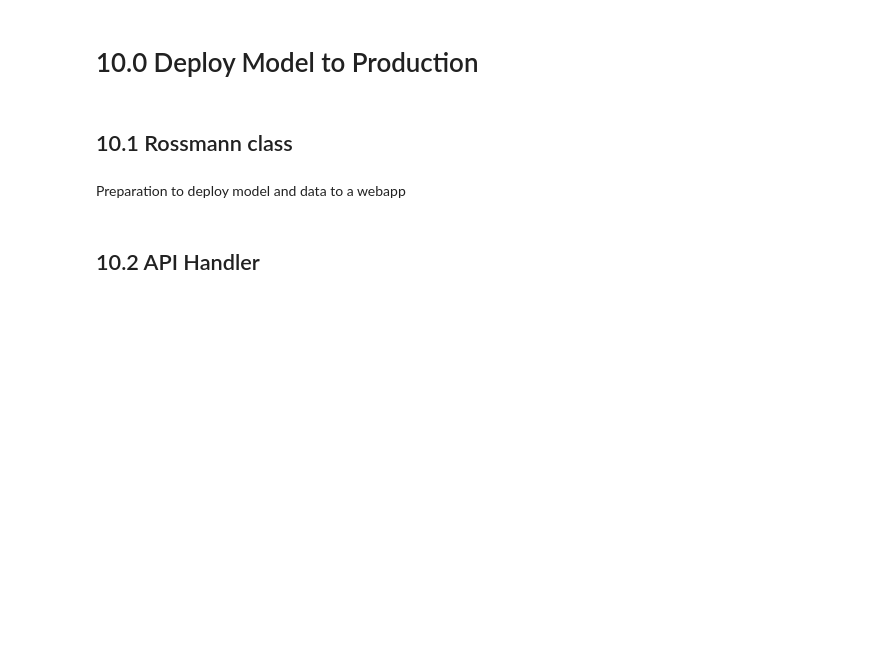
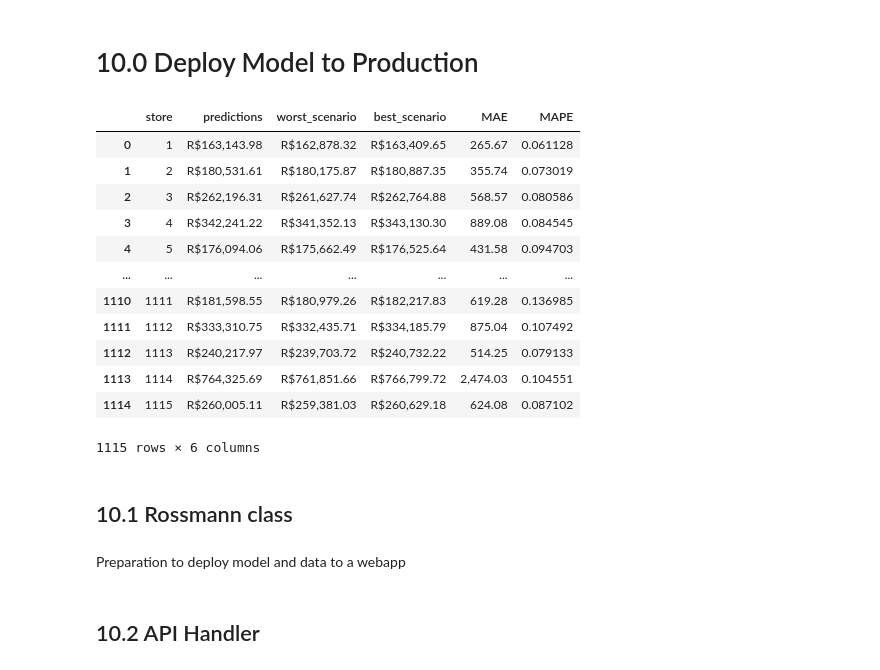
Before and after one commit to PDamaral/Rossmann_Predict_Sales, a Jupyter notebook: Sales_Forecast_Rossmann_C01.ipynb, the cells around one changed output. Saved outputs shown, nothing was run; the diff lists cells and outputs as text; code cells hidden in the pictures; blank space fills up the shorter version.

```diff
--- a/Sales_Forecast_Rossmann_C01.ipynb
+++ b/Sales_Forecast_Rossmann_C01.ipynb
@@ -1499,7 +1499,33 @@ df9.to_csv(r'Data\result\results.csv')
+# %%
+df9_vs['predictions'] = df9_vs['predictions'].map('R${:,.2f}'.format)
+# %%
+df9_vs['best_scenario'] = df9_vs['best_scenario'].map('R${:,.2f}'.format)
+# %%
+df9_vs['worst_scenario'] = df9_vs['worst_scenario'].map('R${:,.2f}'.format)
+# %%
+df9_vs['MAE'] = df9_vs['MAE'].map('{:,.2f}'.format)
+# %%
+df9_vs.to_csv(r'Data\result\results.csv')
+df9.to_csv(r'Data\result\stores_infos.csv')
+df9_vs
+# %% [output]
+|  | store | predictions | worst_scenario | best_scenario | MAE | MAPE |
+| 0 | 1 | R$163,143.98 | R$162,878.32 | R$163,409.65 | 265.67 | 0.061128 |
+| 1 | 2 | R$180,531.61 | R$180,175.87 | R$180,887.35 | 355.74 | 0.073019 |
+| 2 | 3 | R$262,196.31 | R$261,627.74 | R$262,764.88 | 568.57 | 0.080586 |
+| 3 | 4 | R$342,241.22 | R$341,352.13 | R$343,130.30 | 889.08 | 0.084545 |
+| 4 | 5 | R$176,094.06 | R$175,662.49 | R$176,525.64 | 431.58 | 0.094703 |
+| ... | ... | ... | ... | ... | ... | ... |
+| 1110 | 1111 | R$181,598.55 | R$180,979.26 | R$182,217.83 | 619.28 | 0.136985 |
+| 1111 | 1112 | R$333,310.75 | R$332,435.71 | R$334,185.79 | 875.04 | 0.107492 |
+| 1112 | 1113 | R$240,217.97 | R$239,703.72 | R$240,732.22 | 514.25 | 0.079133 |
+| 1113 | 1114 | R$764,325.69 | R$761,851.66 | R$766,799.72 | 2,474.03 | 0.104551 |
+| 1114 | 1115 | R$260,005.11 | R$259,381.03 | R$260,629.18 | 624.08 | 0.087102 |
+1115 rows × 6 columns
 # %% [markdown]
 ## 10.1 Rossmann class
-# %% [markdown]
-Preparation to deploy model and data to a webapp
+# %% [markdown]
+Preparation to deploy model and data to a webapp
 # %%
 import pickle
 import pandas as pd
```
Also changed, not shown: parts of 2 cells of this notebook, 2 other files.
